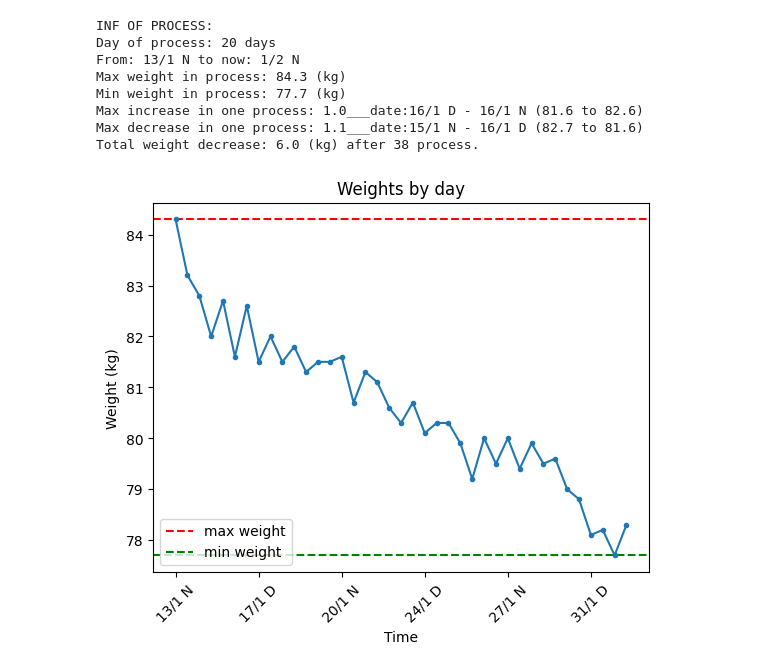
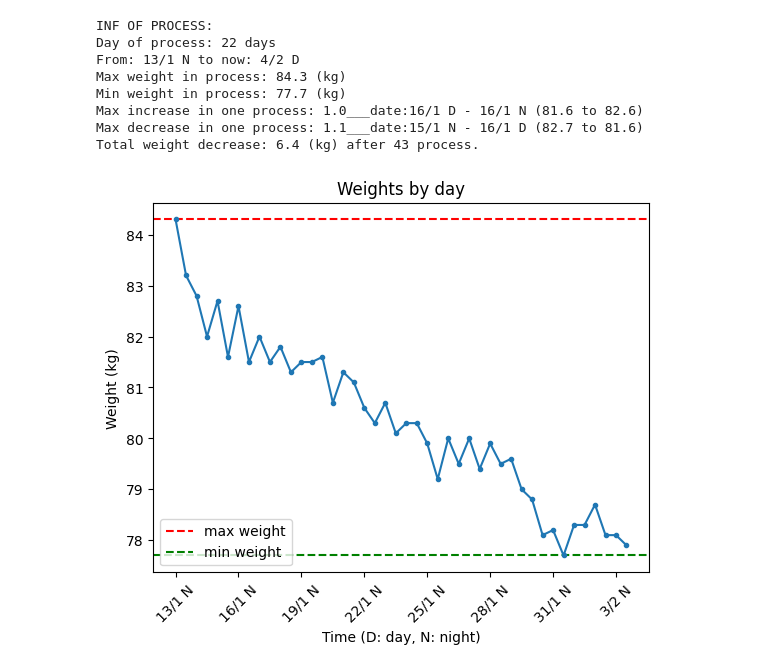
Before and after one commit to thanhbl-hust/Data-structures-and-Algorithms, a Jupyter notebook: train_12_1/weights.ipynb, the cells around one changed output. Drawn from its saved outputs; the diff is of its cells as text; code cells hidden in the pictures.

```diff
--- a/train_12_1/weights.ipynb
+++ b/train_12_1/weights.ipynb
@@ -26,63 +26,67 @@ def findMaxandMin(ls):
 # %%
 w = [
     84.3,  83.2,   82.8,   82.0,   82.7,   81.6,   82.6,   81.5,
     82,    81.5,   81.8,   81.3,   81.5,   81.5,   81.6,   80.7,
     81.3,  81.1,   80.6,   80.3,   80.7,   80.1,   80.3,   80.3,
     79.9,  79.2,   80,     79.5,   80,     79.4,   79.9,   79.5,
-    79.6,  79,     78.8,   78.1,   78.2,   77.7,   78.3
+    79.6,  79,     78.8,   78.1,   78.2,   77.7,   78.3,   78.3,
+    78.7,  78.1,   78.1,   77.9
 ]
 d = [
     '13/1 N', '14/1 D', '14/1 N', '15/1 D', '15/1 N', '16/1 D', '16/1 N', '17/1 D',
     '17/1 N', '18/1 D', '18/1 N', '19/1 D', '19/1 N', '20/1 D', '20/1 N', '21/1 D',
     '21/1 N', '22/1 D', '22/1 N', '23/1 D', '23/1 N', '24/1 D', '24/1 N', '25/1 D',
     '25/1 N', '26/1 D', '26/1 N', '27/1 D', '27/1 N', '28/1 D', '28/1 N', '29/1 D',
-    '29/1 N', '30/1 D', '30/1 N', '31/1 D', '31/1 N', '1/2 D' , '1/2 N'
+    '29/1 N', '30/1 D', '30/1 N', '31/1 D', '31/1 N',  '1/2 D' , '1/2 N',  '2/2 D',
+     '2/2 N',  '3/2 D',  '3/2 N',  '4/2 D'
 ]
 
-times = 5
-times_appear = len(d) / times
-times_appear = int(times_appear)
-n = len(w)
-average_values = []
-for i in range(0, n, times_appear):
-    average = np.mean(w[i: i + times_appear])
-    average_values.append(average)
 
-x_ticks = range(0, n, times_appear)
-x_labels = [d[i] for i in x_ticks]
+def paint(w, d, set_time):
 
-max_value = np.max(w)
-min_value = np.min(w)
 
-#oneday has 2 parameters, 0:00 and after wake up
-maxIn, maxDe, inr1, inr2, der1, der2 = findMaxandMin(w)
+    times = set_time
+    times_appear = len(d) / times
+    times_appear = int(times_appear)
+    n = len(w)
+    average_values = []
+    for i in range(0, n, times_appear):
+        average = np.mean(w[i: i + times_appear])
+        average_values.append(average)
+    x_ticks = range(0, n, times_appear)
+    x_labels = [d[i] for i in x_ticks]
 
-print("INF OF PROCESS:")
-print(f'Day of process: {int((len(w) + len(w) % 2) / 2)} days')
-print(f'From: {d[0]} to now: {d[len(d) - 1]}')
-print(f'Max weight in process: {round(max(w), 2)} (kg)')
-print(f'Min weight in process: {round(min(w), 2)} (kg)')
-print(f'Max increase in one process: {round(maxIn, 1)}___date:{d[inr1]} - {d[inr2]} ({w[inr1]} to {w[inr2]})')
-print(f'Max decrease in one process: {round(maxDe, 2)}___date:{d[der1]} - {d[der2]} ({w[der1]} to {w[der2]})')
-print(f'Total weight decrease: {round(abs(w[len(w) - 1] - w[0]), 1)} (kg) after {len(w) - 1} process.')
+    max_value = np.max(w)
+    min_value = np.min(w)
+    #oneday has 2 parameters, 0:00 and after wake up
+    maxIn, maxDe, inr1, inr2, der1, der2 = findMaxandMin(w)
+    print("INF OF PROCESS:")
+    print(f'Day of process: {int((len(w) + len(w) % 2) / 2)} days')
+    print(f'From: {d[0]} to now: {d[len(d) - 1]}')
+    print(f'Max weight in process: {round(max(w), 2)} (kg)')
+    print(f'Min weight in process: {round(min(w), 2)} (kg)')
+    print(f'Max increase in one process: {round(maxIn, 1)}___date:{d[inr1]} - {d[inr2]} ({w[inr1]} to {w[inr2]})')
+    print(f'Max decrease in one process: {round(maxDe, 2)}___date:{d[der1]} - {d[der2]} ({w[der1]} to {w[der2]})')
+    print(f'Total weight decrease: {round(abs(w[len(w) - 1] - w[0]), 1)} (kg) after {len(w) - 1} process.')
 
-plt.axhline(y = max_value, color = 'r', linestyle = '--', label = 'Max')
-plt.axhline(y = min_value, color = 'g', linestyle = '--', label = 'Min')
-plt.plot(d, w, marker = '.')
-plt.xlabel('Time')
-plt.ylabel('Weight (kg)')
-plt.title('Weights by day')
+    plt.axhline(y = max_value, color = 'r', linestyle = '--', label = 'Max')
+    plt.axhline(y = min_value, color = 'g', linestyle = '--', label = 'Min')
+    plt.plot(d, w, marker = '.')
+    plt.xlabel('Time (D: day, N: night)')
+    plt.ylabel('Weight (kg)')
+    plt.title('Weights by day')
+    plt.xticks(x_ticks, x_labels, rotation = 45)
+    plt.legend(['max weight', 'min weight'], loc='lower left')
+    plt.show()
 
-plt.xticks(x_ticks, x_labels, rotation = 45)
-plt.legend(['max weight', 'min weight'], loc='lower left')
-plt.show()
+paint(w, d, 7)
 # %% [output]
 INF OF PROCESS:
-Day of process: 20 days
-From: 13/1 N to now: 1/2 N
+Day of process: 22 days
+From: 13/1 N to now: 4/2 D
 Max weight in process: 84.3 (kg)
 Min weight in process: 77.7 (kg)
 Max increase in one process: 1.0___date:16/1 D - 16/1 N (81.6 to 82.6)
 Max decrease in one process: 1.1___date:15/1 N - 16/1 D (82.7 to 81.6)
-Total weight decrease: 6.0 (kg) after 38 process.
+Total weight decrease: 6.4 (kg) after 43 process.
-[figure, old version]
+[figure, new version]
```
Also changed, not shown: 1 other file.
